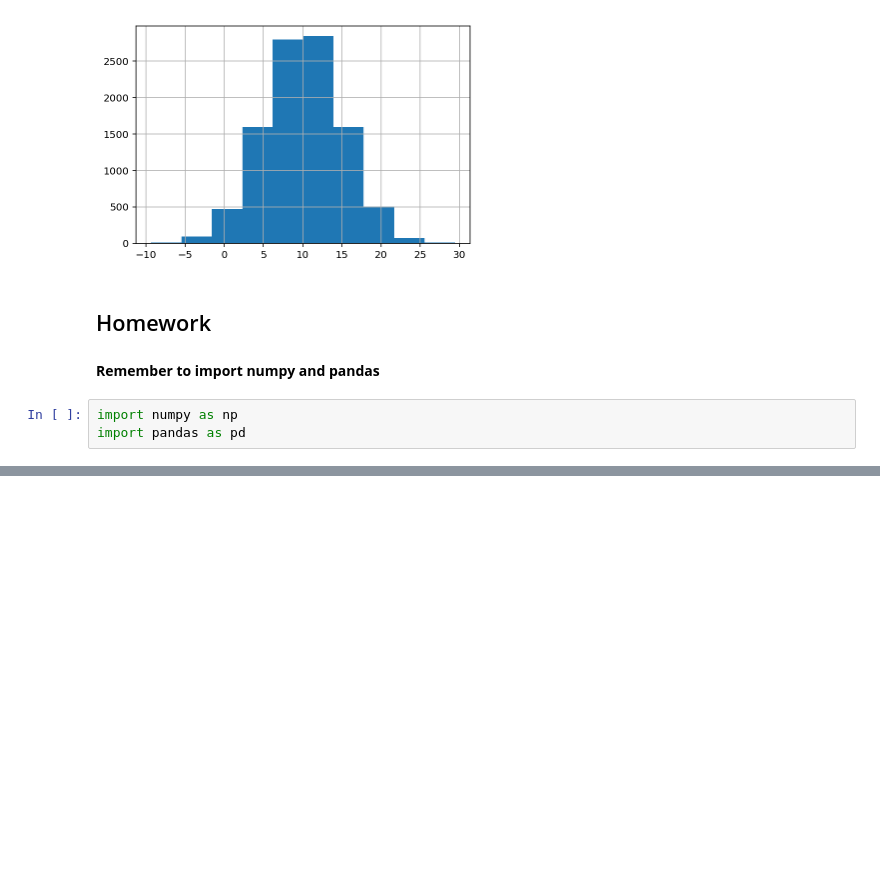
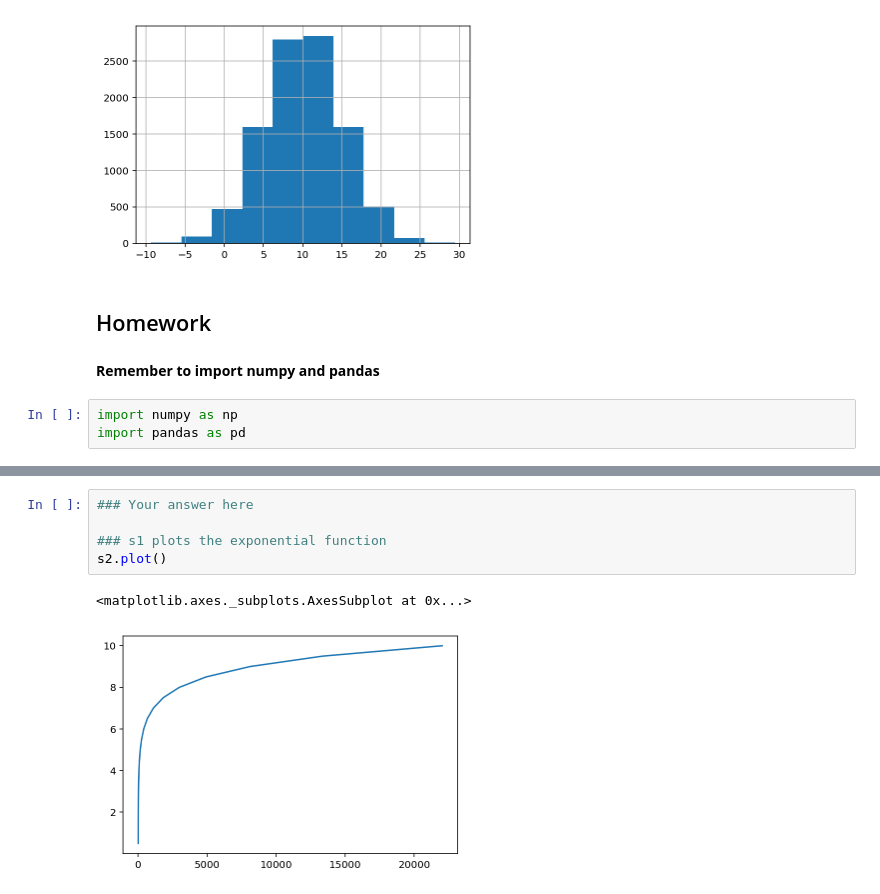
Before and after one commit to jephianlin/9HPythonData, a Jupyter notebook: Python-Week2.ipynb, the cells around one changed output, grey strips where cells are left out. Drawn from its saved outputs; the diff is of its cells as text; blank space fills up the shorter version.

```diff
--- a/Python-Week2.ipynb
+++ b/Python-Week2.ipynb
@@ -981,0 +1064,8 @@ import pandas as pd
+# %%
+### Your answer here
+
+### s1 plots the exponential function
+s2.plot()
+# %% [output]
+<matplotlib.axes._subplots.AxesSubplot at 0x...>
+[figure, added]
```
Also changed, not shown: parts of 25 cells of this notebook.
